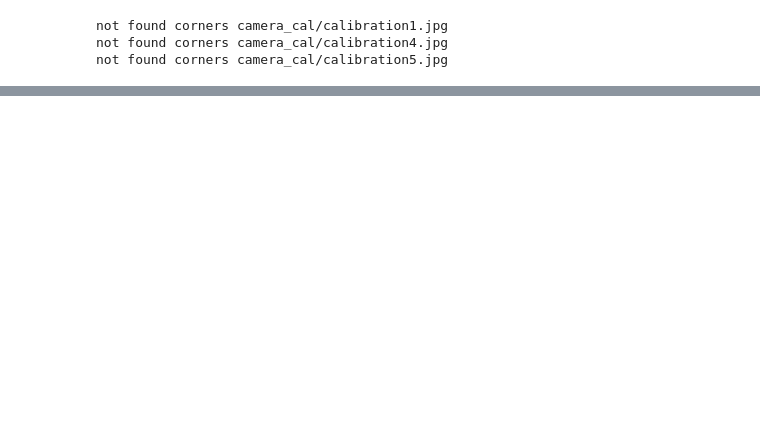
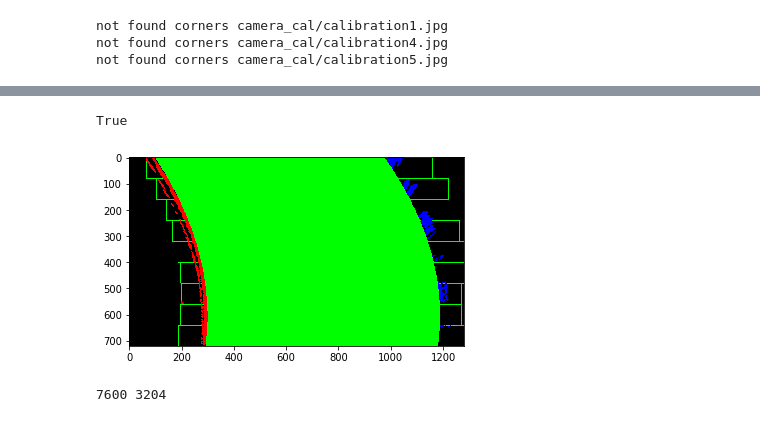
Before and after one commit to yingCMU/udacity-self-driving-project2, a Jupyter notebook: project2.ipynb, the cells around one changed output, grey strips where cells are left out. Saved outputs shown, nothing was run; the diff lists cells and outputs as text; code cells hidden in the pictures; blank space fills up the shorter version.

```diff
--- a/project2.ipynb
+++ b/project2.ipynb
@@ -246 +266,41 @@ def fit_polynomial(binary_warped):
+# %%
+plt.imshow(out_img)  #
+cv2.imwrite('output_images/perspective_view_with_lanes.jpg', out_img)
+# %% [output]
+True
+[figure, added]
+# %%
+def measure_curvature_pixels( left_fit_cr,  right_fit_cr, ploty):
+    '''
+    Calculates the curvature of polynomial functions in pixels.
+    '''
+    # use 30m here because there are almost 3 dashed lines, so 30 is reasonable here
+    ym_per_pix = 30/720 # meters per pixel in y dimension
+    # use 920 pix here because it is the width from output image above
+    xm_per_pix = 3.7/920 # meters per pixel in x dimension
+
+    # Define y-value where we want radius of curvature
+    # We'll choose the maximum y-value, corresponding to the bottom of the image
+    y_eval = np.max(ploty)
+
+    # Calculation of R_curve (radius of curvature)
+    left_curverad = ((1 + (2*left_fit_cr[0]*y_eval*ym_per_pix + left_fit_cr[1])**2)**1.5) / np.absolute(2*left_fit_cr[0])
+    right_curverad = ((1 + (2*right_fit_cr[0]*y_eval*ym_per_pix + right_fit_cr[1])**2)**1.5) / np.absolute(2*right_fit_cr[0])
+
+    return int(left_curverad), int(right_curverad)
+def measure_offset(width, left_fit, right_fit):
+    left_lane_position = left_fit[0]*height**2 + left_fit[1]*height + left_fit[2]
+    right_lane_position = right_fit[0]*height**2 + right_fit[1]*height + right_fit[2]
+    lane_center = (right_lane_position - left_lane_position)/2
+    xm_per_pix = 3.7/920
+    offset = (lane_center - width/2 ) * xm_per_pix
+    return "Vehicle is %f(m) %s of center " % (abs(offset), 'left' if offset < 0 else 'right')
+
+
+# Calculate the radius of curvature in pixels for both lane lines
+left_curverad, right_curverad = measure_curvature_pixels(left_fit,  right_fit, ploty)
+measure_offset(height, left_fit, right_fit)
+print(left_curverad, right_curverad)
+# %% [output]
+7600 3204
 # %%
```
Also changed, not shown: parts of 9 cells of this notebook, 10 other files.
